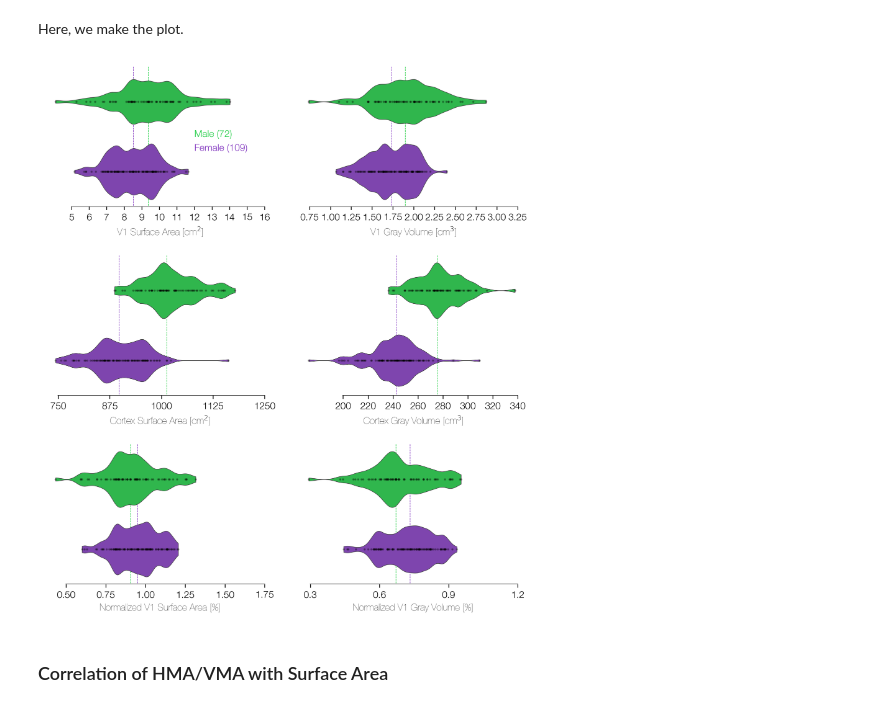
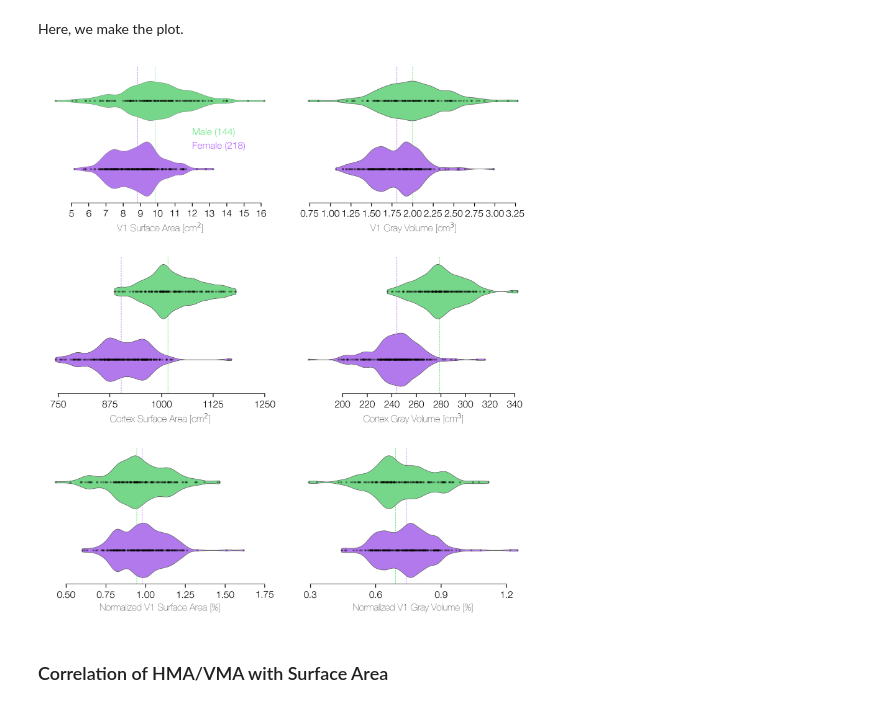
Before and after one commit to noahbenson/performance-fields, a Jupyter notebook: notebooks/performance-fields.ipynb, the cells around one changed output. Saved outputs shown, nothing was run; the diff lists cells and outputs as text; code cells hidden in the pictures.

```diff
--- a/notebooks/performance-fields.ipynb
+++ b/notebooks/performance-fields.ipynb
@@ -61,7 +82,8 @@ import seaborn           as sns
 %matplotlib inline
 # %%
 font_data = {'family':'sans-serif',
-             'sans-serif':['HelveticaNeue','Helvetica Neue','Helvetica','Arial'],
+             #'sans-serif':['HelveticaNeue','Helvetica Neue','Helvetica','Arial'],
+             'sans-serif':['HelveticaNeue','Helvetica','Arial'],
              'size': 10,
              'weight': 'light'}
 mpl.rc('font',**font_data)
@@ -458,7 +580,7 @@ if figures_path is not None:
     rois_path = os.path.join(figures_path, 'summaries')
     if not os.path.isdir(rois_path):
         os.makedirs(rois_path, mode=0o664)
-    for sid in subject_list:
+    for sid in data.subject_list:
         print(sid)
         for h in ('lh','rh'):
             flnm = os.path.join(rois_path, '%d_%s.png' % (sid,h))
@@ -544,20 +760,21 @@ To make this plot, we want to use seaborn; we will build up a dataframe that mak
 # %%
 dat = ny.auto_dict(None, [])
 for sid in data.subject_list:
-    dat['sid'].append(sid)
-    dat['Gender'].append(data.gender[sid])
-    dat['Age'].append(data.agegroup[sid])
-    v1sa = subject_V1_surface_area(sid,h) / 100.0
-    v1vo = subject_V1_volume(sid,h) / 1000.0
-    cxsa = subject_cortex_surface_area(sid,h) / 100.0
-    cxvo = subject_cortex_volume(sid,h) / 1000.0
-    dat[r'V1 Surface Area [cm$^2$]'].append(v1sa)
-    dat[r'V1 Gray Volume [cm$^3$]'].append(v1vo)
-    dat[r'Mean V1 Gray Thickness [mm]'].append(subject_V1_thickness(sid,h))
-    dat[r'Cortex Surface Area [cm$^2$]'].append(cxsa)
-    dat[r'Cortex Gray Volume [cm$^3$]'].append(cxvo)
-    dat[r'Normalized V1 Surface Area [%]'].append(v1sa / cxsa * 100)
-    dat[r'Normalized V1 Gray Volume [%]'].append(v1vo / cxvo * 100)
+    for h in ['lh','rh']:
+        dat['sid'].append(sid)
+        dat['Gender'].append(data.gender[sid])
+        dat['Age'].append(data.agegroup[sid])
+        v1sa = subject_V1_surface_area(sid,h) / 100.0
+        v1vo = subject_V1_volume(sid,h) / 1000.0
+        cxsa = subject_cortex_surface_area(sid,h) / 100.0
+        cxvo = subject_cortex_volume(sid,h) / 1000.0
+        dat[r'V1 Surface Area [cm$^2$]'].append(v1sa)
+        dat[r'V1 Gray Volume [cm$^3$]'].append(v1vo)
+        dat[r'Mean V1 Gray Thickness [mm]'].append(subject_V1_thickness(sid,h))
+        dat[r'Cortex Surface Area [cm$^2$]'].append(cxsa)
+        dat[r'Cortex Gray Volume [cm$^3$]'].append(cxvo)
+        dat[r'Normalized V1 Surface Area [%]'].append(v1sa / cxsa * 100)
+        dat[r'Normalized V1 Gray Volume [%]'].append(v1vo / cxvo * 100)
 dat = ny.to_dataframe(dat)
 # %% [markdown]
 Here, we make the plot.
@@ -571,7 +788,7 @@ prop = 'Gender'
 ax = axs[0,0]
 sk = r'V1 Surface Area [cm$^2$]'
 sns.violinplot(x=sk, y=prop, data=dat, palette=[colors['M'], colors['F']],
-               split=True, ax=ax, cut=0, bw=0.2, inner=None, linewidth=0.5)
+               split=True, ax=ax, cut=0, bw=0.2, inner=None, linewidth=0.25)
 for (y,g) in zip([0,1], ['M','F']):
     xs = [r[sk] for (ii,r) in dat.iterrows() if r[prop] == g]
     ax.scatter(xs, [y]*len(xs), c=[(0,0,0,0.25)], s=2)
@@ -665,37 +882,38 @@ ax.set_yticks([])
 ax.set_xticks(np.arange(200, 341, 20))
 ax.plot([200, 340],[1.5,1.5], 'k-', lw=1)
 ax.set_ylim(1.5,-0.5)
 for s in ['top','right','left','bottom']: ax.spines[s].set_visible(False)
 # Draw the two median lines
 (m, f) = [np.median(ny.util.dataframe_select(dat, Gender=q)[sk].values)
           for q in ['M','F']]
 for p in ax.plot([m,m], [-0.5,1.5], '--', lw=0.5, c=colors['M']): p.set_zorder(-1)
 for p in ax.plot([f,f], [-0.5,1.5], '--', lw=0.5, c=colors['F']): p.set_zorder(-1)
 
 ax = axs[2,1]
 sk = r'Normalized V1 Gray Volume [%]'
 sns.violinplot(x=sk, y=prop, data=dat, palette=[colors['M'], colors['F']],
                split=True, ax=ax, cut=0, bw=0.2, inner=None, linewidth=0.5)
 for (y,g) in zip([0,1], ['M','F']):
     xs = [r[sk] for (ii,r) in dat.iterrows() if r[prop] == g]
     ax.scatter(xs, [y]*len(xs), c=[(0,0,0,0.25)], s=2)
 ax.set_ylabel(None)
 ax.set_yticks([])
 ax.set_xticks(np.arange(0.3,1.25,0.3))
 ax.plot([0.3,1.2],[1.5,1.5], 'k-', lw=1)
 ax.set_ylim(1.5,-0.5)
 for s in ['top','right','left','bottom']: ax.spines[s].set_visible(False)
 # Draw the two median lines
 (m, f) = [np.median(ny.util.dataframe_select(dat, Gender=q)[sk].values)
           for q in ['M','F']]
 for p in ax.plot([m,m], [-0.5,1.5], '--', lw=0.5, c=colors['M']): p.set_zorder(-1)
 for p in ax.plot([f,f], [-0.5,1.5], '--', lw=0.5, c=colors['F']): p.set_zorder(-1)
 
-plt.subplots_adjust(0,0,1,1,0.1,0.35)
-plt.savefig(os.path.join(figures_path, 'MF-sizes.pdf'),
-            bbox_inches='tight', dpi=8*72)
+plt.subplots_adjust(0,0,1,1,0.1,0.4)
+if figures_path is not None:
+    flnm = os.path.join(figures_path, 'V1-size_by_gender.pdf')
+    plt.savefig(flnm, bbox_inches='tight', dpi=8*72)
 # %% [output]
-[figure, old version]
+[figure, new version]
 # %% [markdown]
 ### Correlation of HMA/VMA with Surface Area
 # %% [markdown]
```
Also changed, not shown: parts of 38 cells of this notebook, 1 other file.
